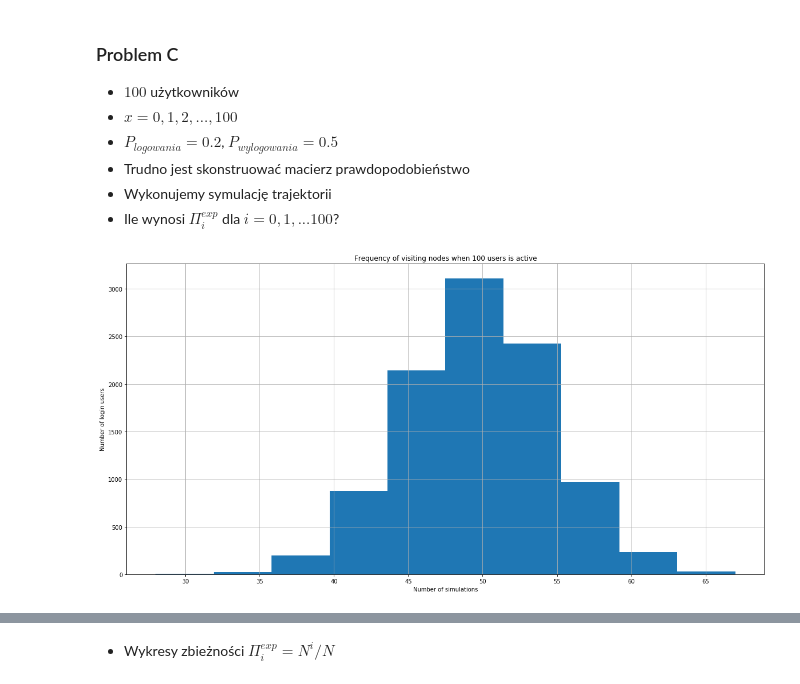
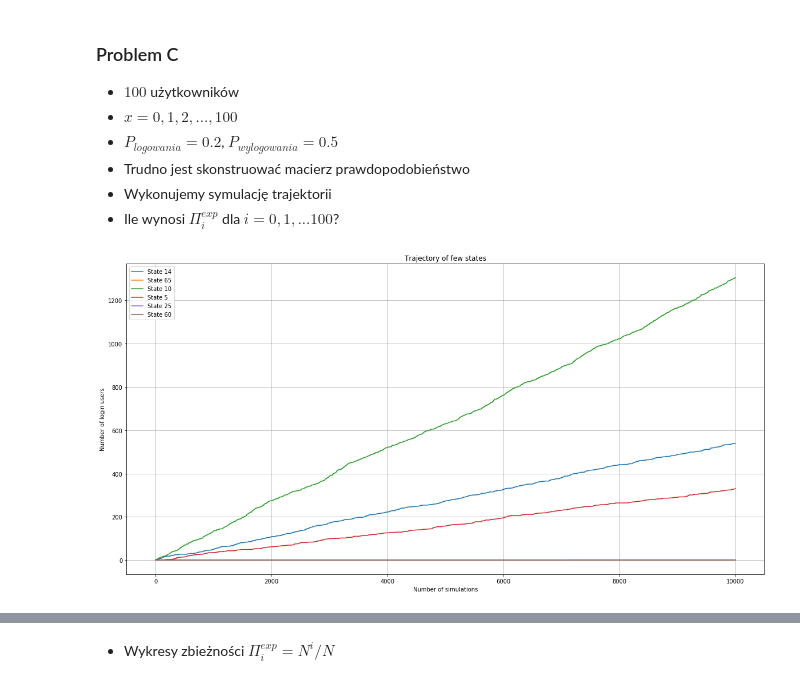
Before and after one commit to pajelonek/Statistical_Methods, a Jupyter notebook: Statystyka_2.ipynb, the cells around one changed output, grey strips where cells are left out. Saved outputs shown, nothing was run; the diff lists cells and outputs as text; code cells hidden in the pictures.

```diff
--- a/Statystyka_2.ipynb
+++ b/Statystyka_2.ipynb
@@ -216,13 +214,7 @@ Node 2 to theory: 0.0048673469387752605
 # %%
 def calculate_new_state(user_state, prob_login, prob_logout, random):
     if not user_state:
-        if random < prob_login:
-            return True
-        else:
-            return False
+        return random < prob_login
     else:
-        if random < prob_logout:
-            return False
-        else:
-            return True
+        return random < prob_logout
 # %%
@@ -236,21 +227,44 @@ def simulate_markov_frequency2(users, prob_login, prob_logout, n_users):
         if user_state is True:
             state_node += 1
     return state_node
+# %%
+def create_frequency(results, state):
+    state_frequency = []
+    frequency = 0
+    for n in range(len(results)):
+        if results[n] == state:
+            frequency += 1
+        state_frequency.append(frequency)
+    return state_frequency
 # %%
 n_users = 100
 users = [False] * n_users
 prob_login = 0.2
 prob_logout = 0.5
 N = 10000
-y = []
+results = []
 for n in range(N):
-    y.append(simulate_markov_frequency2(users, prob_login, prob_logout, n_users))
+    results.append(simulate_markov_frequency2(users, prob_login, prob_logout, n_users))
 
+y1 = create_frequency(y, 14)
+y2 = create_frequency(y, 65)
+y3 = create_frequency(y, 10)
+y4 = create_frequency(y, 5)
+y5 = create_frequency(y, 25)
+y6 = create_frequency(y, 60)
+plt.plot(y1, label='State 14')
+plt.plot(y2, label='State 65')
+plt.plot(y3, label='State 10')
+plt.plot(y4, label='State 5')
+plt.plot(y5, label='State 25')
+plt.plot(y6, label='State 60')
 plt.grid()
-plt.title('Frequency of visiting nodes when 100 users is active')
+plt.title('Trajectory of few states')
 plt.xlabel('Number of simulations')
 plt.ylabel('Number of login users')
 plt.rcParams["figure.figsize"]=(20, 10)
-_=plt.hist(y)
+plt.legend(loc='best')
+
+plt.show()
 # %% [output]
-[figure, old version]
+[figure, new version]
```
Also changed, not shown: parts of 6 cells of this notebook.
